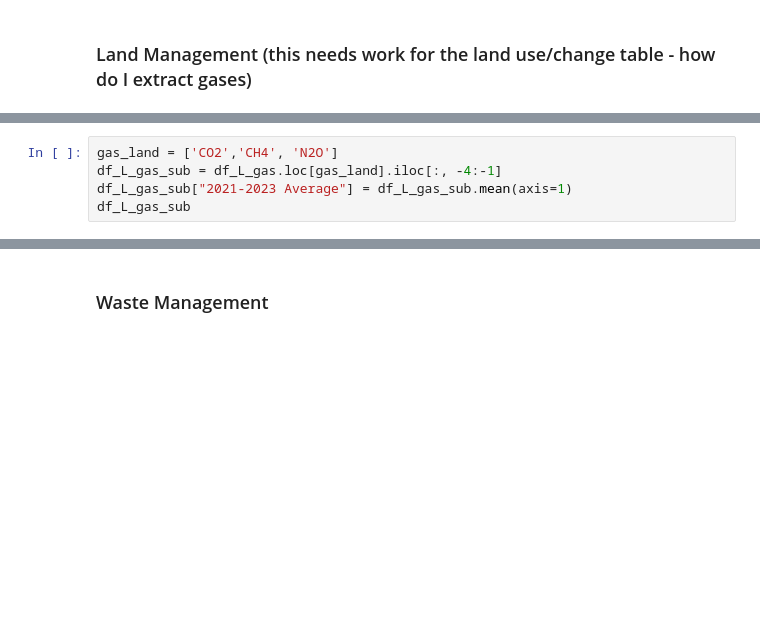
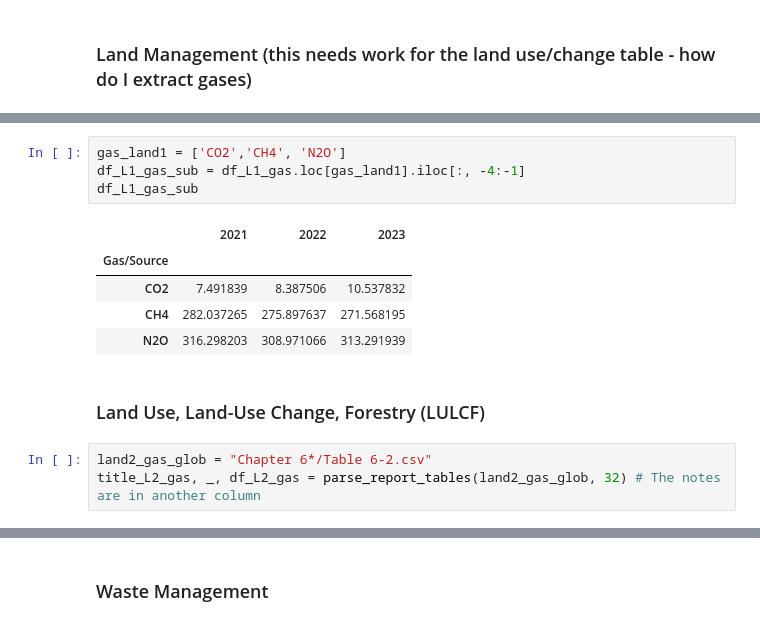
Before and after one commit to hannahzafar/GHGI-viewer, a Jupyter notebook: Emissions-viewer.ipynb, the cells around one changed output, grey strips where cells are left out. Saved outputs shown, nothing was run; the diff lists cells and outputs as text; blank space fills up the shorter version.

```diff
--- a/Emissions-viewer.ipynb
+++ b/Emissions-viewer.ipynb
@@ -138,5 +199,15 @@ print(title_L_gas,*notes_L_gas, sep='\n')
 # %%
-gas_land = ['CO2','CH4', 'N2O']
-df_L_gas_sub = df_L_gas.loc[gas_land].iloc[:, -4:-1]
-df_L_gas_sub["2021-2023 Average"] = df_L_gas_sub.mean(axis=1)
-df_L_gas_sub
+gas_land1 = ['CO2','CH4', 'N2O']
+df_L1_gas_sub = df_L1_gas.loc[gas_land1].iloc[:, -4:-1]
+df_L1_gas_sub
+# %% [output]
+|  | 2021 | 2022 | 2023 |
+| Gas/Source |  |  |  |
+| CO2 | 7.491839 | 8.387506 | 10.537832 |
+| CH4 | 282.037265 | 275.897637 | 271.568195 |
+| N2O | 316.298203 | 308.971066 | 313.291939 |
+# %% [markdown]
+### Land Use, Land-Use Change, Forestry (LULCF)
+# %%
+land2_gas_glob = "Chapter 6*/Table 6-2.csv"
+title_L2_gas, _, df_L2_gas = parse_report_tables(land2_gas_glob, 32) # The notes are in another column
```
Also changed, not shown: parts of 25 cells of this notebook.
